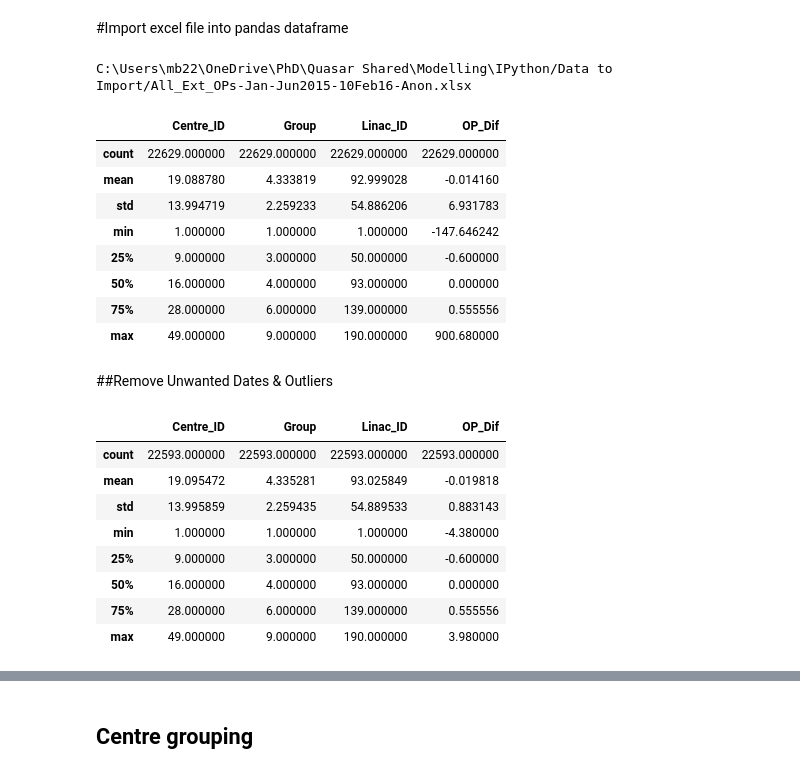
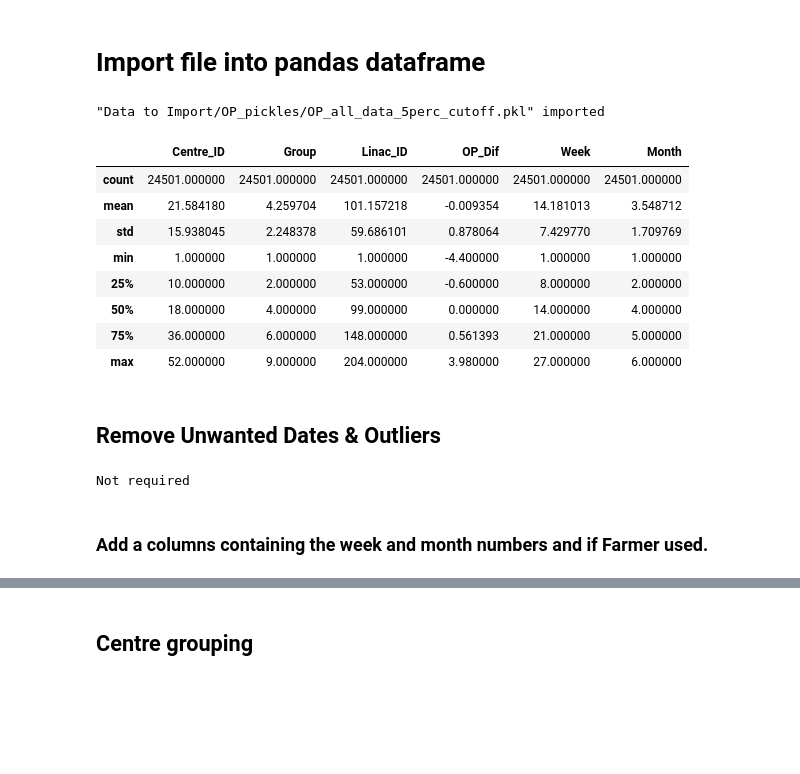
Before and after one commit to mbolt01/InitialCode, a Jupyter notebook: OP Data Plots.ipynb, the cells around one changed output, grey strips where cells are left out. Saved outputs shown, nothing was run; the diff lists cells and outputs as text; code cells hidden in the pictures; blank space fills up the shorter version.

Commit message:
Working TCP + OP Data Analysis

```diff
--- a/OP Data Plots.ipynb
+++ b/OP Data Plots.ipynb
@@ -17,45 +24,56 @@ cwd = os.getcwd()
 # %% [markdown]
-#Import excel file into pandas dataframe
+# Import file into pandas dataframe
 # %%
 #mainpath = 'C:/Users/mb22/OneDrive/PhD/Quasar Shared/'
 #filepath = 'Data/NPL_Table_All.xlsx'
-filepath = 'Data to Import/All_Ext_OPs-Jan-Jun2015-10Feb16-Anon.xlsx'
 
-#fullpath=mainpath+filepath
-fullpath=cwd+'/'+filepath # use if need to specify full path for some reason.
-print(fullpath) #note forward and backward slashes in output
+new_file = False
 
-all_data = pd.read_excel(filepath, parse_dates=['Date'])
-#all_data.tail(2)
+if new_file == False:
+    filepath = 'Data to Import/OP_pickles/OP_all_data_5perc_cutoff.pkl'
+    all_data = pd.read_pickle(filepath)
+    print('"' + filepath + '" imported')
+
+else:
+    filepath = 'Data to Import/All_Ext_OPs-Jan-Jun2015-06Apr16-Anon.xlsx'
+
+    #fullpath=mainpath+filepath
+    fullpath=cwd+'/'+filepath # use if need to specify full path for some reason.
+    print(fullpath) #note forward and backward slashes in output
+
+    #all_data = pd.read_excel(filepath, parse_dates=['Date'])
+    all_data = pd.read_excel(filepath)
+    #all_data.head(2)
+
 all_data.describe()
 # %% [output]
-C:\Users\mb22\OneDrive\PhD\Quasar Shared\Modelling\IPython/Data to Import/All_Ext_OPs-Jan-Jun2015-10Feb16-Anon.xlsx
+"Data to Import/OP_pickles/OP_all_data_5perc_cutoff.pkl" imported
-|  | Centre_ID | Group | Linac_ID | OP_Dif |
-| count | 22629.000000 | 22629.000000 | 22629.000000 | 22629.000000 |
-| mean | 19.088780 | 4.333819 | 92.999028 | -0.014160 |
-| std | 13.994719 | 2.259233 | 54.886206 | 6.931783 |
-| min | 1.000000 | 1.000000 | 1.000000 | -147.646242 |
-| 25% | 9.000000 | 3.000000 | 50.000000 | -0.600000 |
-| 50% | 16.000000 | 4.000000 | 93.000000 | 0.000000 |
-| 75% | 28.000000 | 6.000000 | 139.000000 | 0.555556 |
-| max | 49.000000 | 9.000000 | 190.000000 | 900.680000 |
+|  | Centre_ID | Group | Linac_ID | OP_Dif | Week | Month |
+| count | 24501.000000 | 24501.000000 | 24501.000000 | 24501.000000 | 24501.000000 | 24501.000000 |
+| mean | 21.584180 | 4.259704 | 101.157218 | -0.009354 | 14.181013 | 3.548712 |
+| std | 15.938045 | 2.248378 | 59.686101 | 0.878064 | 7.429770 | 1.709769 |
+| min | 1.000000 | 1.000000 | 1.000000 | -4.400000 | 1.000000 | 1.000000 |
+| 25% | 10.000000 | 2.000000 | 53.000000 | -0.600000 | 8.000000 | 2.000000 |
+| 50% | 18.000000 | 4.000000 | 99.000000 | 0.000000 | 14.000000 | 4.000000 |
+| 75% | 36.000000 | 6.000000 | 148.000000 | 0.561393 | 21.000000 | 5.000000 |
+| max | 52.000000 | 9.000000 | 204.000000 | 3.980000 | 27.000000 | 6.000000 |
 # %% [markdown]
-##Remove Unwanted Dates & Outliers
+## Remove Unwanted Dates & Outliers
 # %%
-cutoff_perc = 5
-all_data = all_data[(all_data.OP_Dif >-cutoff_perc)
-                   & (all_data.OP_Dif < cutoff_perc)
-                   & (all_data.Date < "01/July/2015")
-                   & (all_data.Date >= "01/Jan/2015")]
-all_data.describe()
-#all_data.head()
+## if importing usual file then no need to do this.
+if new_file == True:
+
+    cutoff_perc = 5.0
+
+    all_data = all_data[(all_data.OP_Dif >-cutoff_perc)
+                       & (all_data.OP_Dif < cutoff_perc)
+                       & (all_data.Date < "01/July/2015")
+                       & (all_data.Date >= "01/Jan/2015")]
+    all_data.describe()
+    #all_data.head()
+else:
+    print("Not required")
 # %% [output]
-|  | Centre_ID | Group | Linac_ID | OP_Dif |
-| count | 22593.000000 | 22593.000000 | 22593.000000 | 22593.000000 |
-| mean | 19.095472 | 4.335281 | 93.025849 | -0.019818 |
-| std | 13.995859 | 2.259435 | 54.889533 | 0.883143 |
-| min | 1.000000 | 1.000000 | 1.000000 | -4.380000 |
-| 25% | 9.000000 | 3.000000 | 50.000000 | -0.600000 |
-| 50% | 16.000000 | 4.000000 | 93.000000 | 0.000000 |
-| 75% | 28.000000 | 6.000000 | 139.000000 | 0.555556 |
-| max | 49.000000 | 9.000000 | 190.000000 | 3.980000 |
+Not required
+# %% [markdown]
+### Add a columns containing the week and month numbers and if Farmer used.
```
Also changed, not shown: parts of 97 cells of this notebook, 12 other files.
